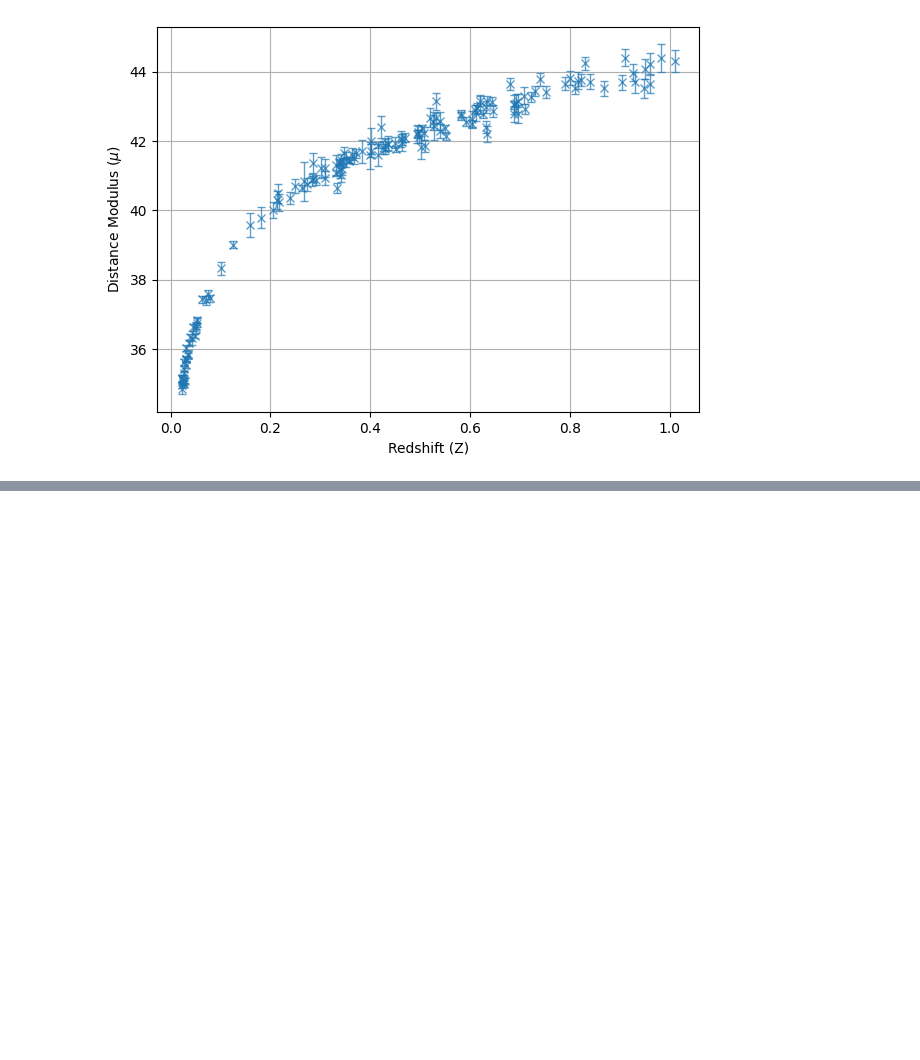
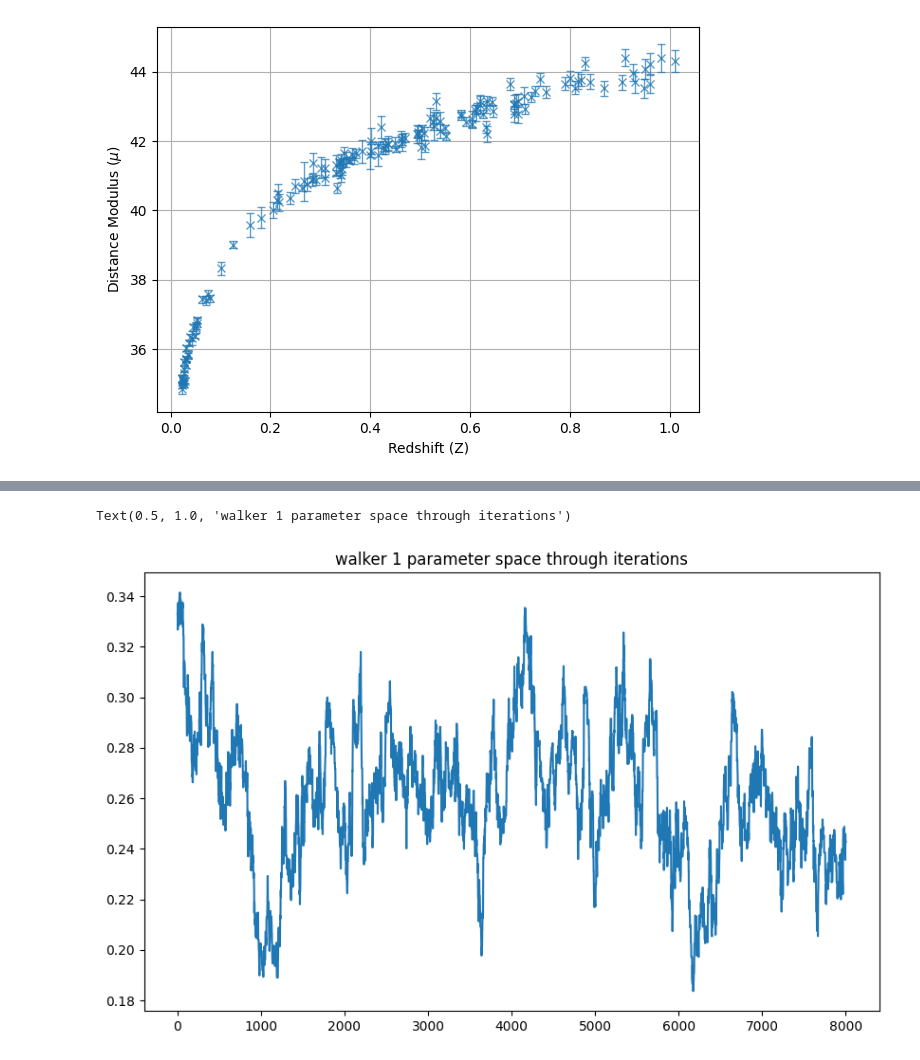
Before and after one commit to josephasal/cosmo_inference, a Jupyter notebook: mcmc/MCMC_implementation.ipynb, the cells around one changed output, grey strips where cells are left out. Saved outputs shown, nothing was run; the diff lists cells and outputs as text; code cells hidden in the pictures; blank space fills up the shorter version.

```diff
--- a/mcmc/MCMC_implementation.ipynb
+++ b/mcmc/MCMC_implementation.ipynb
@@ -259,0 +281,17 @@ plt.show()
+# %%
+#Trace plot of the walkers
+#Trying with one first
+#samples gives an array
+walker_1 = samples[:,0,:]
+walker_1_h = walker_1[:,0] #every value of walker 1 across each iteraiton for the h
+iterations = np.arange(samples.shape[0])
+
+
+plt.figure(figsize = (10,6))
+plt.plot(iterations, walker_1[:,0])
+plt.title('walker 1 parameter space through iterations')
+
+#once MCMC finalised try to get a trace of all the walkers for each paramater using a for loop and put on the same graph
+# %% [output]
+Text(0.5, 1.0, 'walker 1 parameter space through iterations')
+[figure, added]
```
Also changed, not shown: parts of 6 cells of this notebook.
